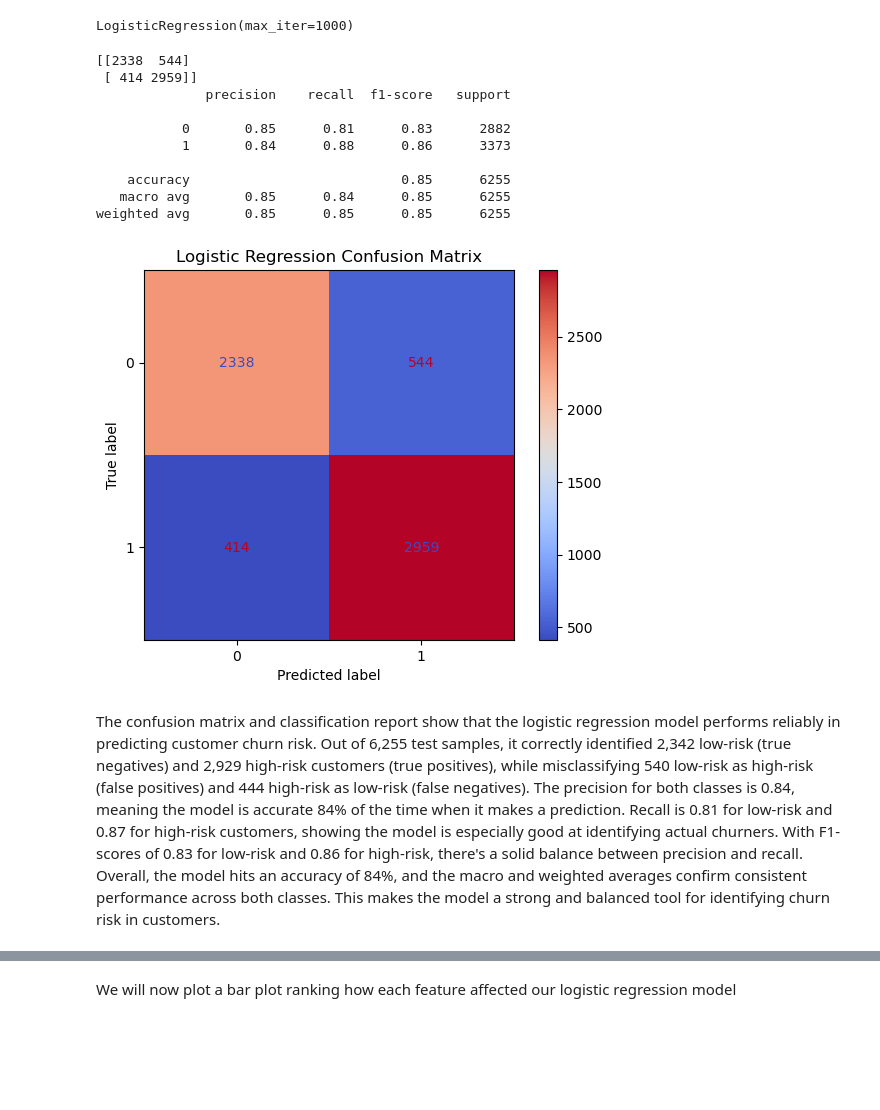
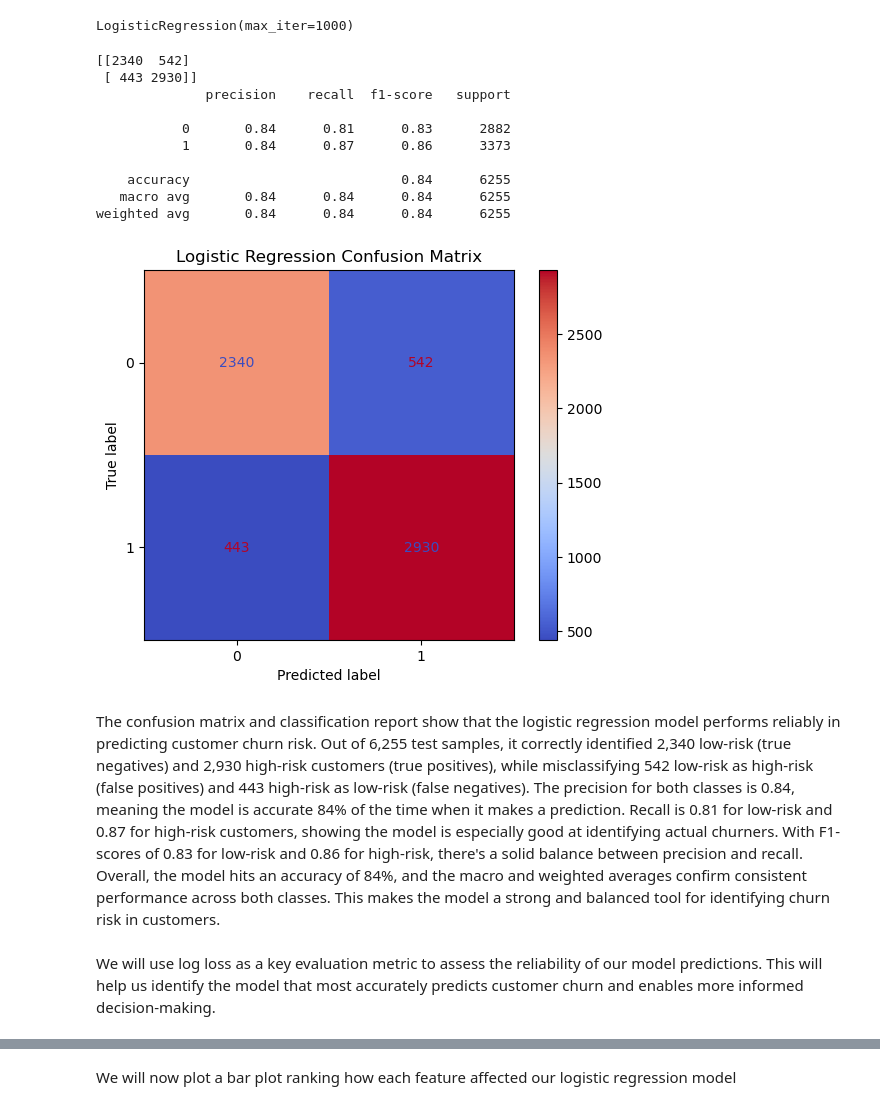
Before and after one commit to wambuikariuki/Capstone_Phase5_group9, a Jupyter notebook: FinalNotebook.ipynb, the cells around one changed output, grey strips where cells are left out. Cells and saved outputs as stored; diff of their text form; code cells hidden in the pictures; blank space fills up the shorter version.

Commit message:
Provided analysis for the final model deploymenet

```diff
--- a/FinalNotebook.ipynb
+++ b/FinalNotebook.ipynb
@@ -498,7 +498,7 @@ Starting with preferred_offer_types column we shall proceed to remove the null v
 # %% [markdown]
 We decided to drop the security number and ID columns since they did not offer any useful insightinto our analysis
 # %%
-df.drop(columns=['security_no', 'last_visit_time', 'referral_id'], inplace=True)
+df.drop(columns=['security_no', 'last_visit_time', 'referral_id', 'age_group'], inplace=True)
 print(df.columns)
 # %% [output]
 Index(['age', 'gender', 'region_category', 'membership_category',
@@ -1235,29 +1235,31 @@ y_pred = model.predict(X_test)
 print(confusion_matrix(y_test, y_pred))
 print(classification_report(y_test, y_pred))
 # %% [output]
-[[2338  544]
- [ 414 2959]]
+[[2340  542]
+ [ 443 2930]]
               precision    recall  f1-score   support
 
-           0       0.85      0.81      0.83      2882
-           1       0.84      0.88      0.86      3373
+           0       0.84      0.81      0.83      2882
+           1       0.84      0.87      0.86      3373
 
-    accuracy                           0.85      6255
-   macro avg       0.85      0.84      0.85      6255
-weighted avg       0.85      0.85      0.85      6255
+    accuracy                           0.84      6255
+   macro avg       0.84      0.84      0.84      6255
+weighted avg       0.84      0.84      0.84      6255
 # %%
 # Plotting confusion matrix of our logistic regression model
 
 # Compute confusion matrix
 logRegcm = confusion_matrix(y_test, y_pred)
 
 # Plot the confusion matrix
-disp = ConfusionMatrixDisplay(confusion_matrix=cm)
+disp = ConfusionMatrixDisplay(confusion_matrix=logRegcm)
 disp.plot(cmap='coolwarm', values_format='d')
 
 plt.title("Logistic Regression Confusion Matrix")
 plt.show()
 # %% [output]
-[figure, old version]
+[figure, new version]
 # %% [markdown]
-The confusion matrix and classification report show that the logistic regression model performs reliably in predicting customer churn risk. Out of 6,255 test samples, it correctly identified 2,342 low-risk (true negatives) and 2,929 high-risk customers (true positives), while misclassifying 540 low-risk as high-risk (false positives) and 444 high-risk as low-risk (false negatives). The precision for both classes is 0.84, meaning the model is accurate 84% of the time when it makes a prediction. Recall is 0.81 for low-risk and 0.87 for high-risk customers, showing the model is especially good at identifying actual churners. With F1-scores of 0.83 for low-risk and 0.86 for high-risk, there's a solid balance between precision and recall. Overall, the model hits an accuracy of 84%, and the macro and weighted averages confirm consistent performance across both classes. This makes the model a strong and balanced tool for identifying churn risk in customers.
+The confusion matrix and classification report show that the logistic regression model performs reliably in predicting customer churn risk. Out of 6,255 test samples, it correctly identified 2,340 low-risk (true negatives) and 2,930 high-risk customers (true positives), while misclassifying 542 low-risk as high-risk (false positives) and 443 high-risk as low-risk (false negatives). The precision for both classes is 0.84, meaning the model is accurate 84% of the time when it makes a prediction. Recall is 0.81 for low-risk and 0.87 for high-risk customers, showing the model is especially good at identifying actual churners. With F1-scores of 0.83 for low-risk and 0.86 for high-risk, there's a solid balance between precision and recall. Overall, the model hits an accuracy of 84%, and the macro and weighted averages confirm consistent performance across both classes. This makes the model a strong and balanced tool for identifying churn risk in customers.
+# %% [markdown]
+We will use log loss as a key evaluation metric to assess the reliability of our model predictions. This will help us identify the model that most accurately predicts customer churn and enables more informed decision-making.
```
Also changed, not shown: parts of 29 cells of this notebook.
